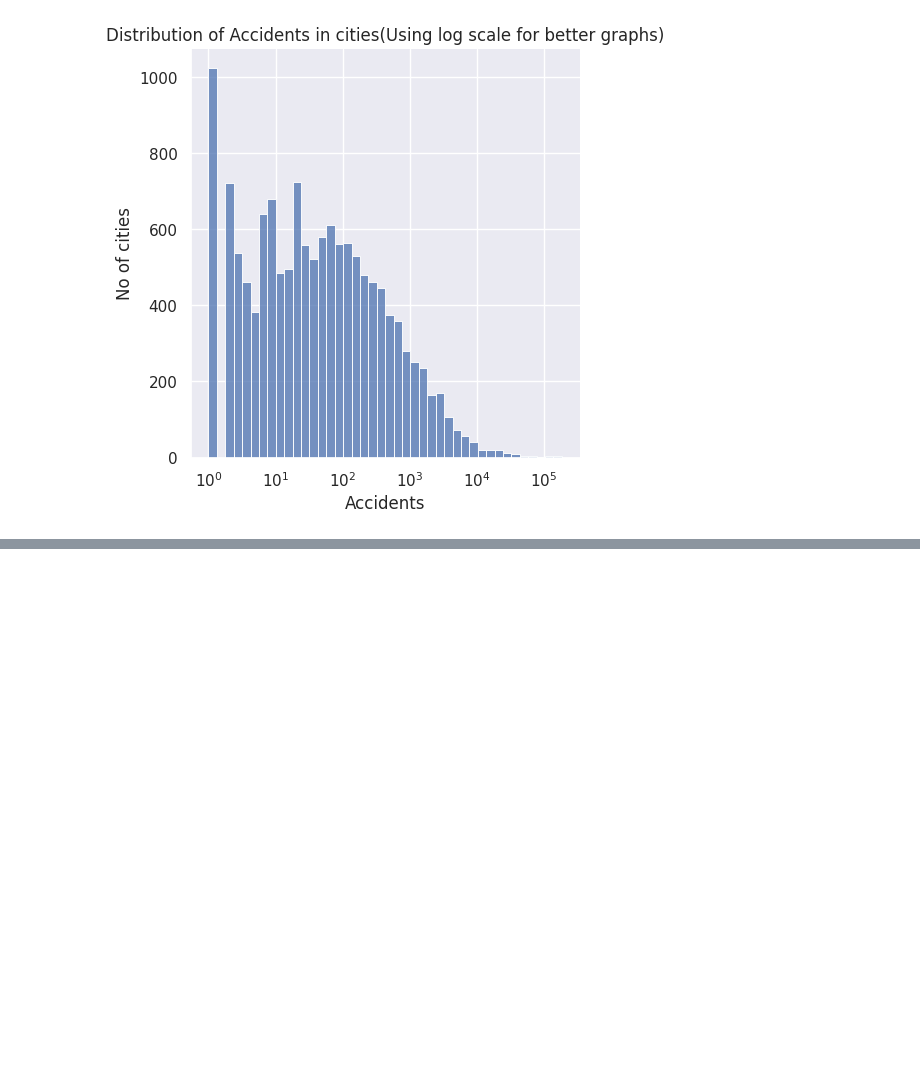
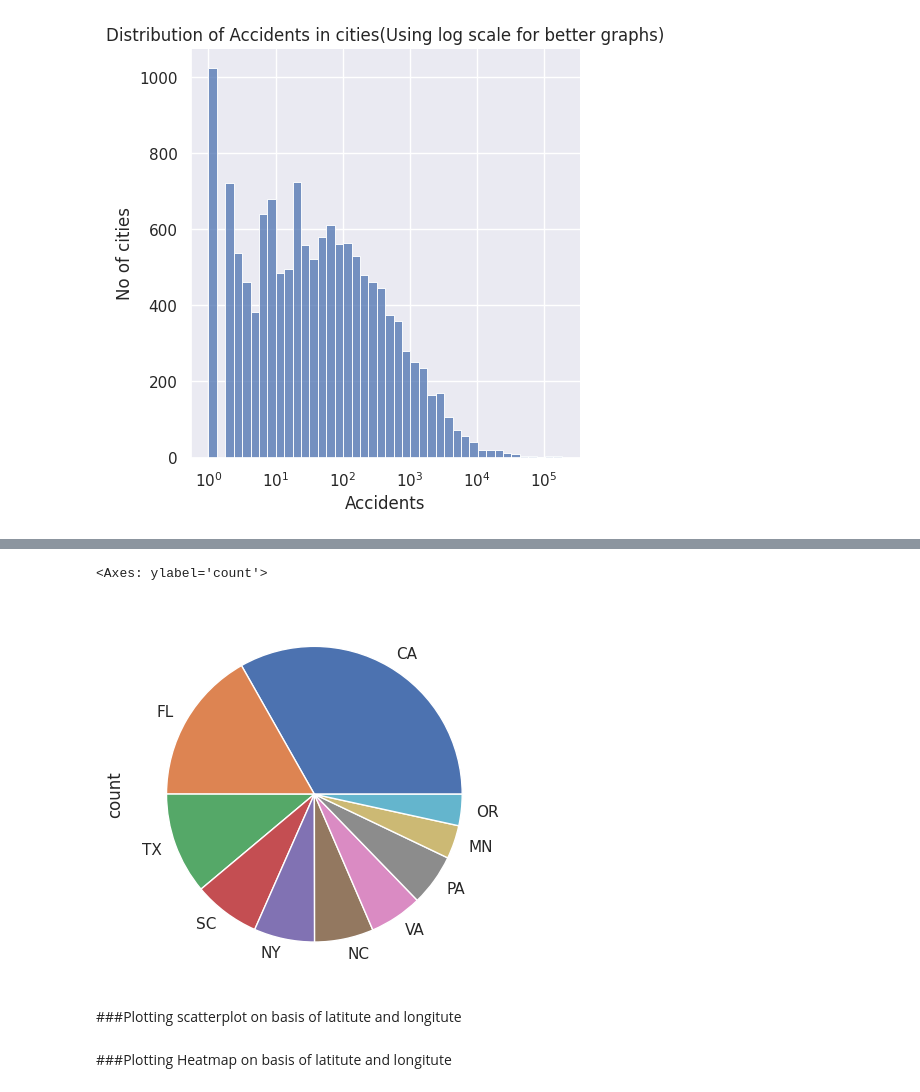
Before and after one commit to siddharth7739/EDA_ON_US_ACCIDENTS, a Jupyter notebook: USA_Accidents_EDA.ipynb, the cells around one changed output, grey strips where cells are left out. Drawn from its saved outputs; the diff is of its cells as text; code cells hidden in the pictures; blank space fills up the shorter version.

```diff
--- a/USA_Accidents_EDA.ipynb
+++ b/USA_Accidents_EDA.ipynb
@@ -335,0 +360,7 @@ plt.show()
+# %%
+states[:10].plot(kind='pie')
+# %% [output]
+<Axes: ylabel='count'>
+[figure, added]
+# %% [markdown]
+###Plotting scatterplot on basis of latitute and longitute
@@ -335,0 +372,2 @@ plt.show()
+# %% [markdown]
+###Plotting Heatmap on basis of latitute and longitute
```
Also changed, not shown: parts of 16 cells of this notebook.
